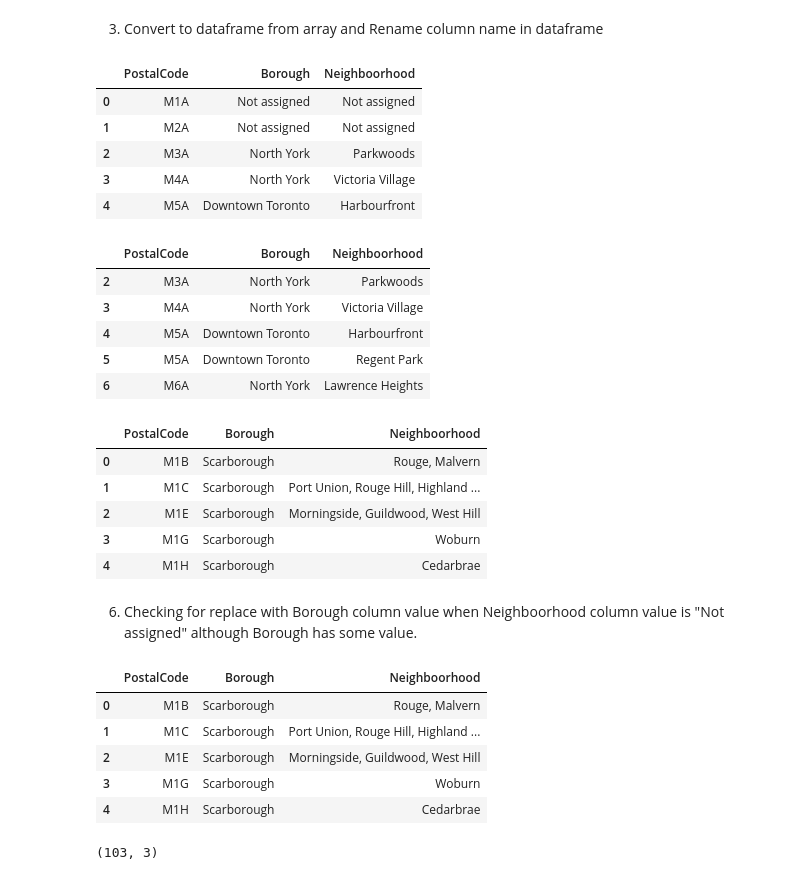
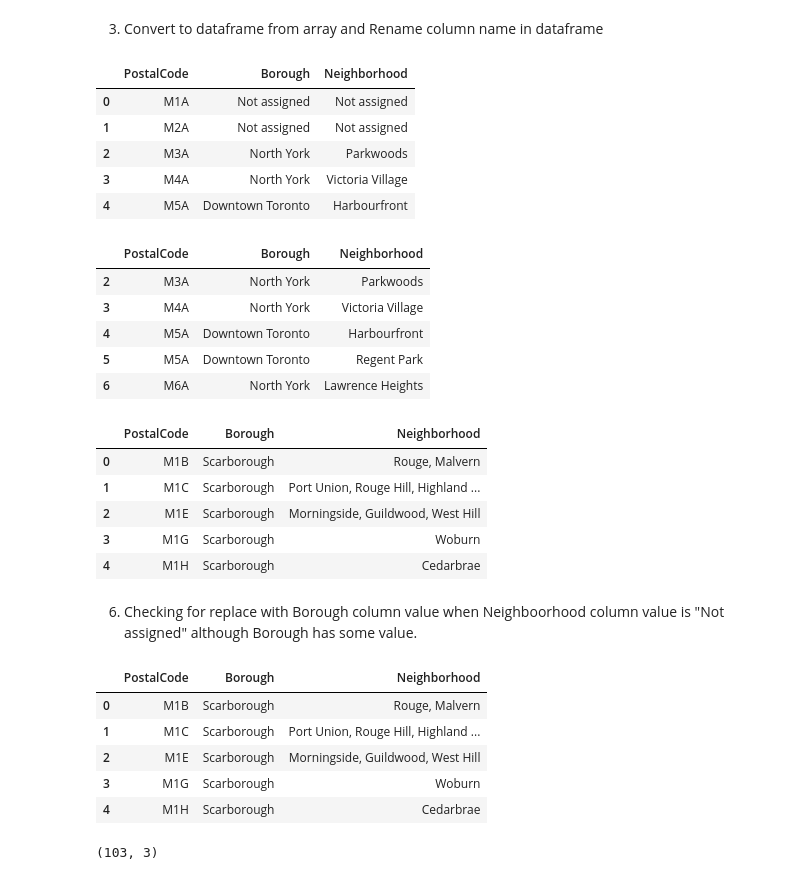
Before and after one commit to suzannewaiwai/Coursera_Capstone, a Jupyter notebook: Segmenting and Clustering Assignment(W3).ipynb, the cells around one changed output. Saved outputs shown, nothing was run; the diff lists cells and outputs as text; code cells hidden in the pictures.

```diff
--- a/Segmenting and Clustering Assignment(W3).ipynb
+++ b/Segmenting and Clustering Assignment(W3).ipynb
@@ -51,14 +52,14 @@ len(postalcode_array)
 # %%
 #convert new array to dataframe
 df = pd.DataFrame(postalcode_array)
 
 #rename columns, check output
-df.columns = ['URL','PostalCode', 'Borough','Neighboorhood']
+df.columns = ['URL','PostalCode', 'Borough','Neighborhood']
 
-df1 = df[['PostalCode', 'Borough','Neighboorhood']]
+df1 = df[['PostalCode', 'Borough','Neighborhood']]
 df1.head(5)
 # %% [output]
-|  | PostalCode | Borough | Neighboorhood |
+|  | PostalCode | Borough | Neighborhood |
 | 0 | M1A | Not assigned | Not assigned |
 | 1 | M2A | Not assigned | Not assigned |
 | 2 | M3A | North York | Parkwoods |
@@ -68,7 +69,7 @@ df1.head(5)
 df2 = df1[(df1.Borough != "Not assigned")]
 df2.head(5)
 # %% [output]
-|  | PostalCode | Borough | Neighboorhood |
+|  | PostalCode | Borough | Neighborhood |
 | 2 | M3A | North York | Parkwoods |
 | 3 | M4A | North York | Victoria Village |
 | 4 | M5A | Downtown Toronto | Harbourfront |
@@ -76,11 +77,11 @@ df2.head(5)
 | 6 | M6A | North York | Lawrence Heights |
 # %%
 #https://stackoverflow.com/questions/54216702/pandas-grouping-by-column-one-and-adding-comma-separated-entries-from-column-two
-dfResult = df2.groupby(['PostalCode','Borough'])['Neighboorhood'].agg(lambda x: ', '.join(set(x))).reset_index()
+dfResult = df2.groupby(['PostalCode','Borough'])['Neighborhood'].agg(lambda x: ', '.join(set(x))).reset_index()
 #dfResult.sort_values('PostalCode')
 dfResult.head(5)
 # %% [output]
-|  | PostalCode | Borough | Neighboorhood |
+|  | PostalCode | Borough | Neighborhood |
 | 0 | M1B | Scarborough | Rouge, Malvern |
 | 1 | M1C | Scarborough | Port Union, Rouge Hill, Highland ... |
 | 2 | M1E | Scarborough | Morningside, Guildwood, West Hill |
@@ -89,10 +90,10 @@ dfResult.head(5)
 # %% [markdown]
 6) Checking for replace with Borough column value when Neighboorhood column value is "Not assigned" although Borough has some value.
 # %%
-dfResult['Neighboorhood']  = np.where(((dfResult['Borough'] != "Not assigned") & (dfResult['Neighboorhood'] == "Not assigned")), dfResult['Borough'],dfResult['Neighboorhood'])
+dfResult['Neighborhood']  = np.where(((dfResult['Borough'] != "Not assigned") & (dfResult['Neighborhood'] == "Not assigned")), dfResult['Borough'],dfResult['Neighborhood'])
 dfResult.head(5)
 # %% [output]
-|  | PostalCode | Borough | Neighboorhood |
+|  | PostalCode | Borough | Neighborhood |
 | 0 | M1B | Scarborough | Rouge, Malvern |
 | 1 | M1C | Scarborough | Port Union, Rouge Hill, Highland ... |
 | 2 | M1E | Scarborough | Morningside, Guildwood, West Hill |
```
Also changed, not shown: parts of 10 cells of this notebook.
